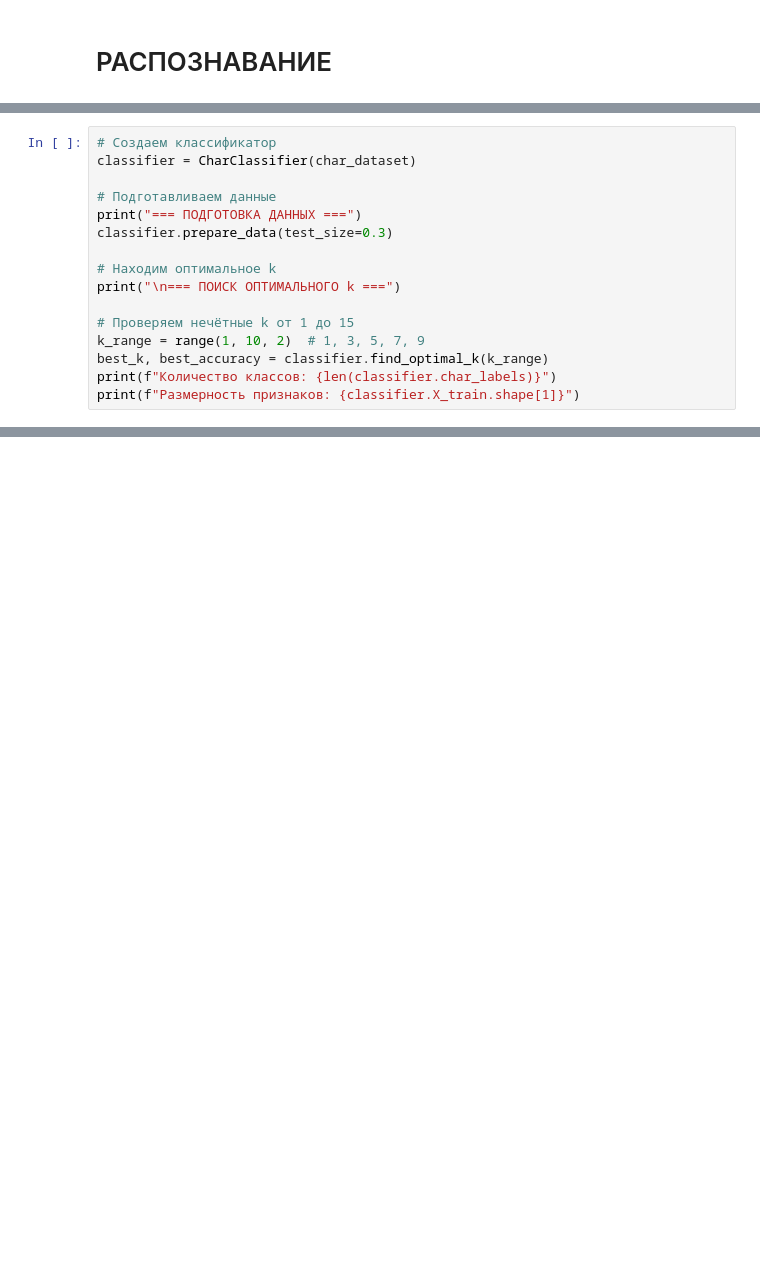
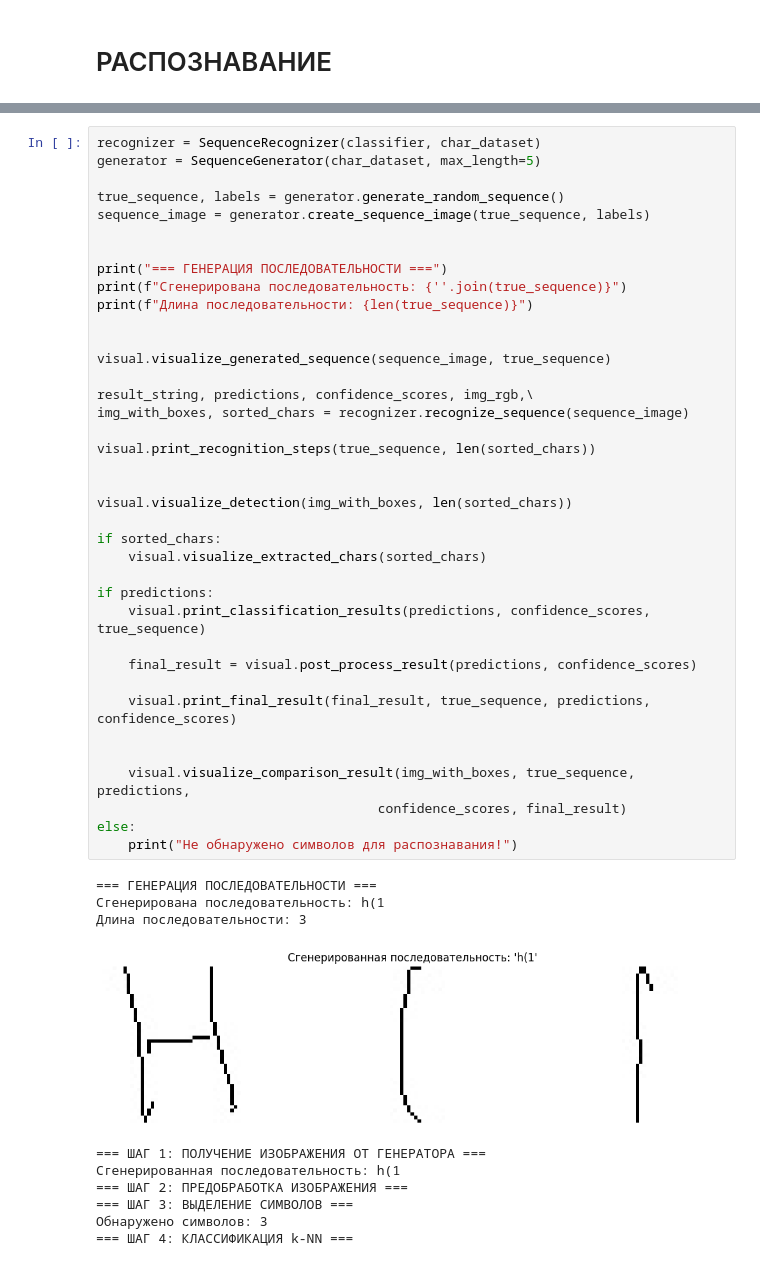
Before and after one commit to Serebro1/UNN_DE_IP_HomeTasks, a Jupyter notebook: 09_image_date_in_data_analysis/DE_IP_HomeTask_8_9.ipynb, the cells around one changed output, grey strips where cells are left out. Saved outputs shown, nothing was run; the diff lists cells and outputs as text; blank space fills up the shorter version.

```diff
--- a/09_image_date_in_data_analysis/DE_IP_HomeTask_8_9.ipynb
+++ b/09_image_date_in_data_analysis/DE_IP_HomeTask_8_9.ipynb
@@ -926,16 +601,0 @@ plt.show()
-# %%
-# Создаем классификатор
-classifier = CharClassifier(char_dataset)
-
-# Подготавливаем данные
-print("=== ПОДГОТОВКА ДАННЫХ ===")
-classifier.prepare_data(test_size=0.3)
-
-# Находим оптимальное k
-print("\n=== ПОИСК ОПТИМАЛЬНОГО k ===")
-
-# Проверяем нечётные k от 1 до 15
-k_range = range(1, 10, 2)  # 1, 3, 5, 7, 9
-best_k, best_accuracy = classifier.find_optimal_k(k_range)
-print(f"Количество классов: {len(classifier.char_labels)}")
-print(f"Размерность признаков: {classifier.X_train.shape[1]}")
@@ -1068,0 +604,49 @@ ValueError: X has 4800 features, but KNeighborsClassifier is expecting 6075 feat
+# %%
+recognizer = SequenceRecognizer(classifier, char_dataset)
+generator = SequenceGenerator(char_dataset, max_length=5)
+
+true_sequence, labels = generator.generate_random_sequence()
+sequence_image = generator.create_sequence_image(true_sequence, labels)
+
+
+print("=== ГЕНЕРАЦИЯ ПОСЛЕДОВАТЕЛЬНОСТИ ===")
+print(f"Сгенерирована последовательность: {''.join(true_sequence)}")
+print(f"Длина последовательности: {len(true_sequence)}")
+
+
+visual.visualize_generated_sequence(sequence_image, true_sequence)
+
+result_string, predictions, confidence_scores, img_rgb,\
+img_with_boxes, sorted_chars = recognizer.recognize_sequence(sequence_image)
+
+visual.print_recognition_steps(true_sequence, len(sorted_chars))
+
+
+visual.visualize_detection(img_with_boxes, len(sorted_chars))
+
+if sorted_chars:
+    visual.visualize_extracted_chars(sorted_chars)
+
+if predictions:
+    visual.print_classification_results(predictions, confidence_scores, true_sequence)
+
+    final_result = visual.post_process_result(predictions, confidence_scores)
+
+    visual.print_final_result(final_result, true_sequence, predictions, confidence_scores)
+
+
+    visual.visualize_comparison_result(img_with_boxes, true_sequence, predictions,
+                                    confidence_scores, final_result)
+else:
+    print("Не обнаружено символов для распознавания!")
+# %% [output]
+=== ГЕНЕРАЦИЯ ПОСЛЕДОВАТЕЛЬНОСТИ ===
+Сгенерирована последовательность: h(1
+Длина последовательности: 3
+[figure, added]
+=== ШАГ 1: ПОЛУЧЕНИЕ ИЗОБРАЖЕНИЯ ОТ ГЕНЕРАТОРА ===
+Сгенерированная последовательность: h(1
+=== ШАГ 2: ПРЕДОБРАБОТКА ИЗОБРАЖЕНИЯ ===
+=== ШАГ 3: ВЫДЕЛЕНИЕ СИМВОЛОВ ===
+Обнаружено символов: 3
+=== ШАГ 4: КЛАССИФИКАЦИЯ k-NN ===
```
Also changed, not shown: parts of 26 cells of this notebook.
